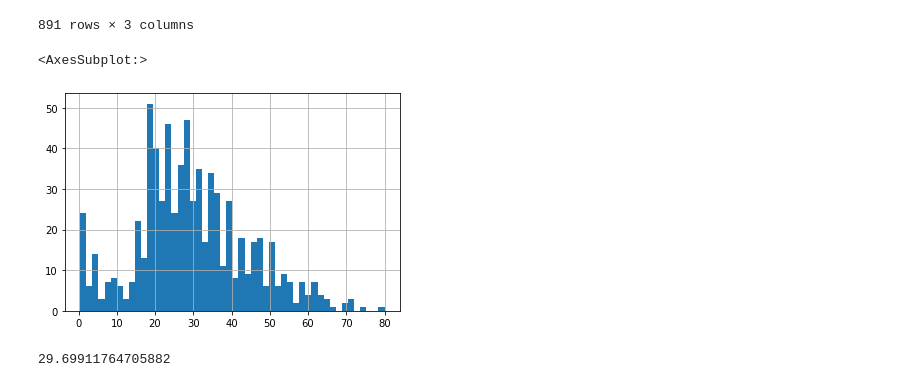
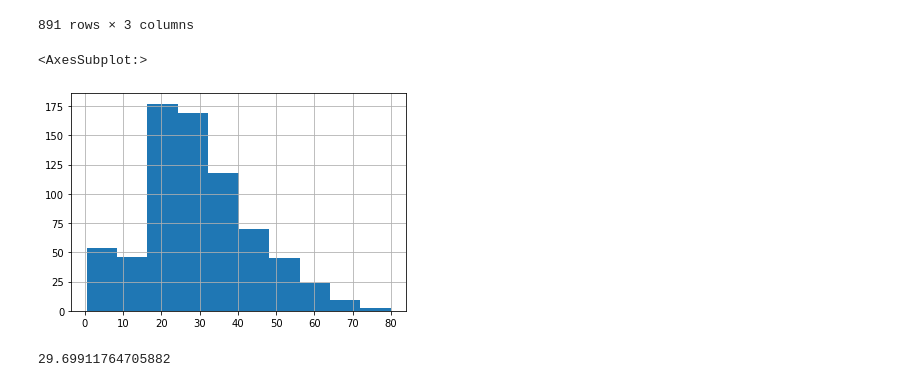
Before and after one commit to sharonjoshy/MachineLearning, a Jupyter notebook: EDA/my_EDA.ipynb, the cells around one changed output. Cells and saved outputs as stored; diff of their text form; code cells hidden in the pictures.

```diff
--- a/EDA/my_EDA.ipynb
+++ b/EDA/my_EDA.ipynb
@@ -473,10 +461,10 @@ df
 | 890 | 0 | 32.0 | 7.7500 |
 891 rows × 3 columns
 # %%
-df.Age.hist(bins=50)  #bins default 10
+df.Age.hist(bins=10)  #bins default 10
 # %% [output]
 <AxesSubplot:>
-[figure, old version]
+[figure, new version]
 # %%
 df["Age"].mean()
 # %% [output]
```
Also changed, not shown: parts of 4 cells of this notebook, 11 other files.
